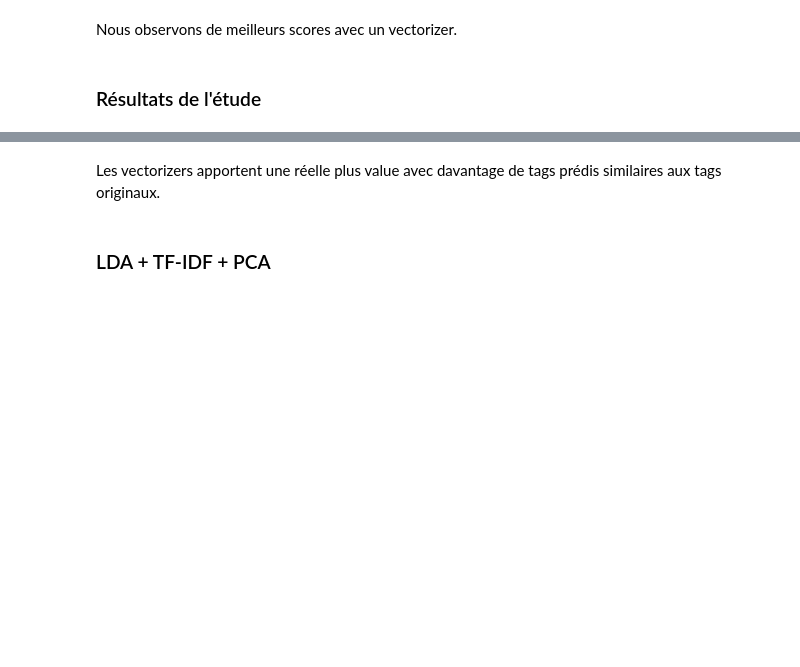
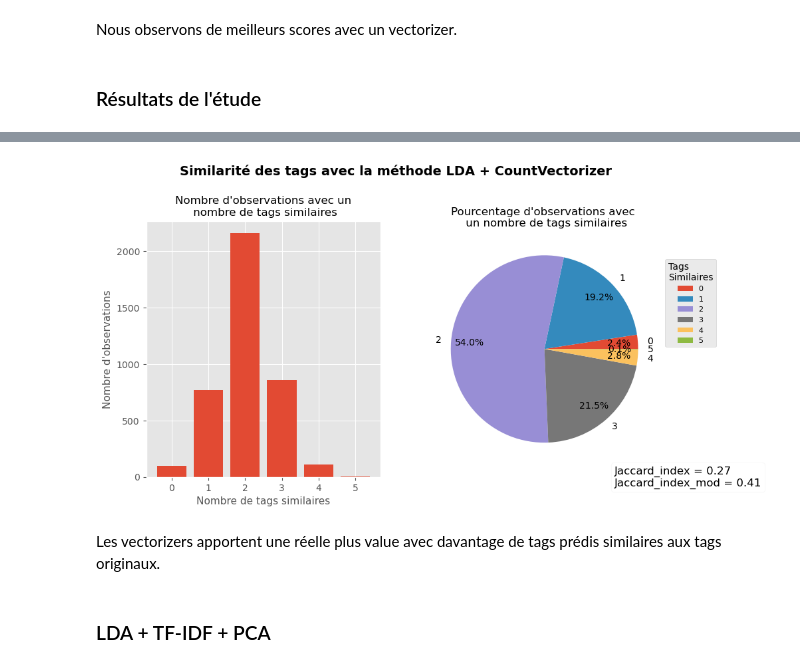
Before and after one commit to sdmwd/IML-Open-Classrooms, a Jupyter notebook: P5 - Catégorisez automatiquement des questions/Durand_Simon_2_notebook_test_012023.ipynb, the cells around one changed output, grey strips where cells are left out. Cells and saved outputs as stored; diff of their text form; code cells hidden in the pictures; blank space fills up the shorter version.

```diff
--- a/P5 - Catégorisez automatiquement des questions/Durand_Simon_2_notebook_test_012023.ipynb
+++ b/P5 - Catégorisez automatiquement des questions/Durand_Simon_2_notebook_test_012023.ipynb
@@ -438,39 +555,2 @@ def calculate_scores(true_tags, pred_tags):
-# %%
-def plot_similar_tags(true_tags, pred_tags, method):
-    mean_score = calculate_scores(true_tags, pred_tags)
-    similar_counts = []
-
-    for pred_tags, true_tags in zip(pred_tags, true_tags):
-        similar_words = set(pred_tags) & set(true_tags)
-        similar_counts.append(len(similar_words))
-
-    counter = Counter(similar_counts)
-    counter = dict(sorted(counter.items()))
-
-    # Add missing keys to counter with value 0
-    keys = set(range(0, 6))
-    missing_keys = keys - set(counter.keys())
-    for key in missing_keys:
-        counter[key] = 0
-    sorted_counter = dict(sorted(counter.items()))
-
-    fig, axs = plt.subplots(1, 2, figsize=(10, 5))
-    fig.suptitle(f"Similarité des tags avec la méthode {method}", fontsize=14, fontweight='bold', y=1.05)
-    axs[0].bar(sorted_counter.keys(), sorted_counter.values())
-    axs[0].set_xticks(range(0,6,1))
-    axs[0].set_xticklabels(sorted_counter.keys(), rotation=0)
-    axs[0].set_xlabel('Nombre de tags similaires', fontsize=11)
-    axs[0].set_ylabel("Nombre d'observations", fontsize=11)
-    axs[0].set_title("Nombre d'observations avec un\n nombre de tags similaires", fontsize=12)
-    axs[1].pie(sorted_counter.values(), labels=sorted_counter.keys(), autopct='%1.1f%%', pctdistance=0.8)
-    axs[1].legend(title='Tags\nSimilaires', bbox_to_anchor=(1, 0.9), prop={'size': 8}, title_fontsize=10)
-    axs[1].set_title("Pourcentage d'observations avec \n un nombre de tags similaires", fontsize=12)
-
-    textstr = ''.join((
-        r'Jaccard_index = %.2f' % (mean_score, )))
-    props = dict(boxstyle='round', facecolor='white', alpha=0.5)
-    axs[1].text(0.8, 0, textstr, transform=axs[1].transAxes, fontsize=12,
-                verticalalignment='top', bbox=props)
-    plt.show()
 # %%
 plot_similar_tags(tags_list, pred_gensim, 'LDA Gensim')
@@ -481,5 +567,7 @@ plot_similar_tags(tags_list, pred_tfidf, 'LDA + TFIDF')
 # %%
-plot_similar_tags(tags_list, pred_count, 'LDA + Count')
+plot_similar_tags(tags_list, pred_countvectorizer, 'LDA + CountVectorizer')
+# %% [output]
+[figure, added]
 # %% [markdown]
 Les vectorizers apportent une réelle plus value avec davantage de tags prédis similaires aux tags originaux.
 # %% [markdown]
```
Also changed, not shown: parts of 192 cells of this notebook, 1 other file.
